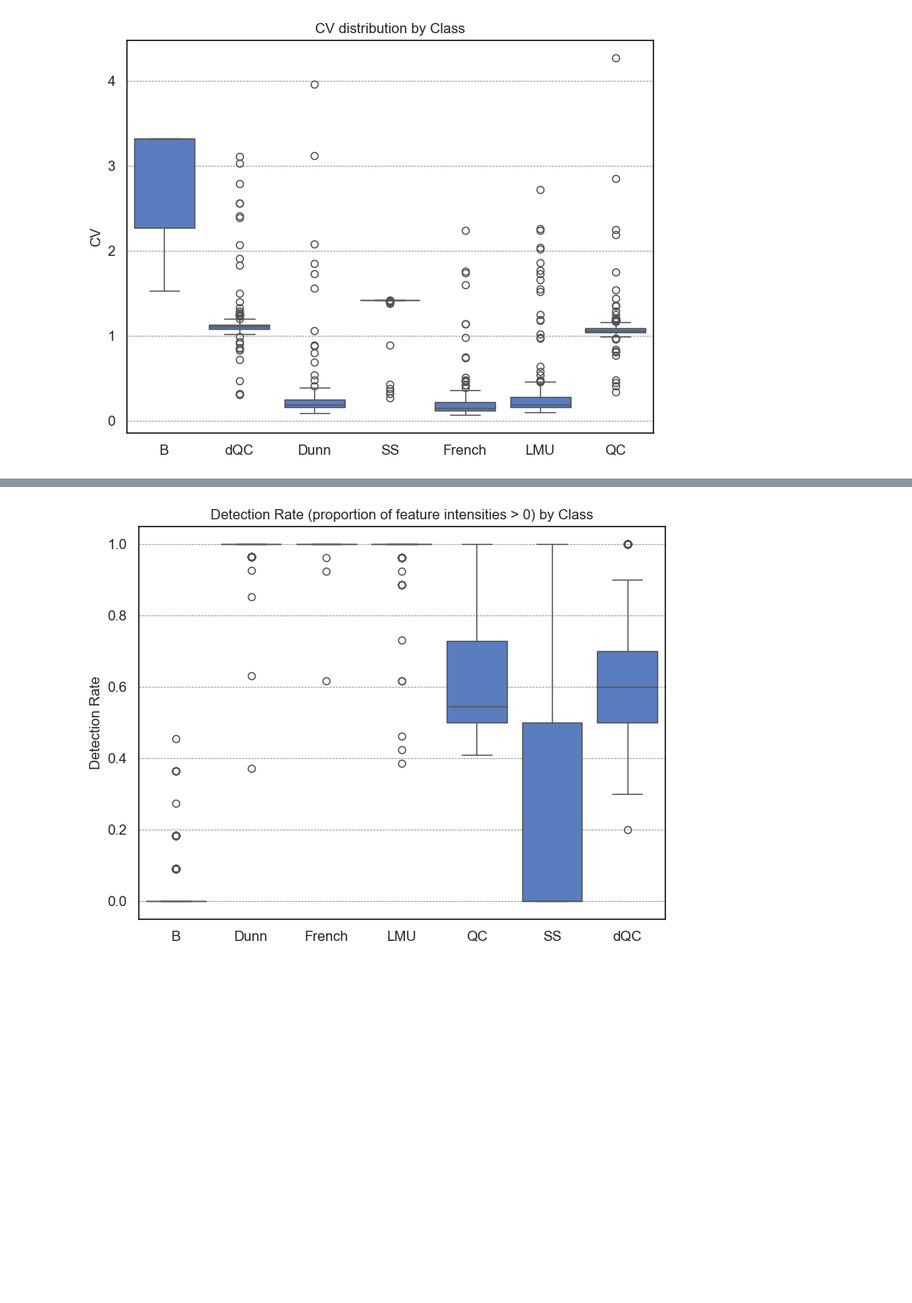
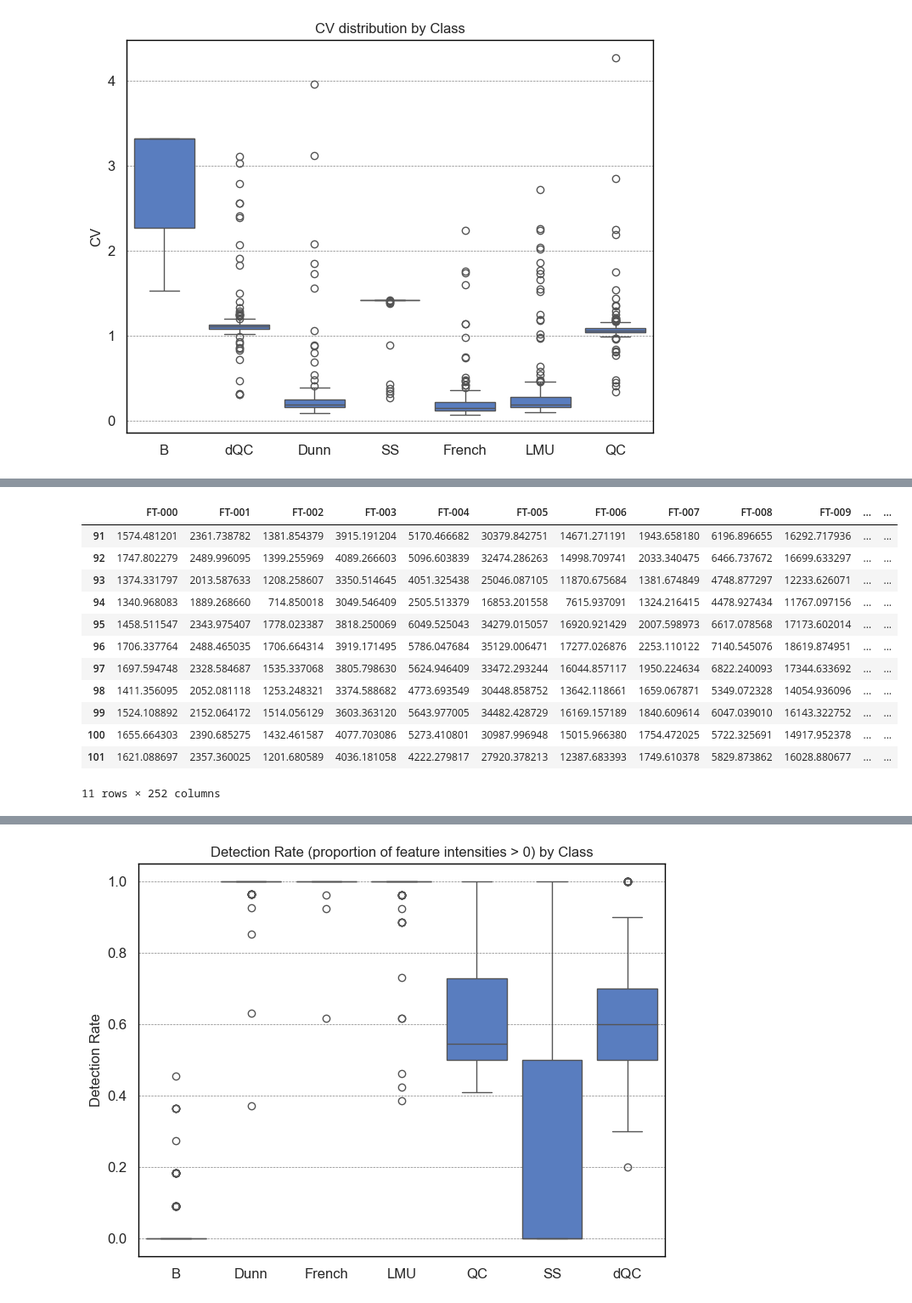
Before and after one commit to AliSaadatV/glycan_analysis, a Jupyter notebook: task1/notebooks/01_EDA.ipynb, the cells around one changed output, grey strips where cells are left out. Shown at 85% size. Saved outputs shown, nothing was run; the diff lists cells and outputs as text; code cells hidden in the pictures; blank space fills up the shorter version.

```diff
--- a/task1/notebooks/01_EDA.ipynb
+++ b/task1/notebooks/01_EDA.ipynb
@@ -185,0 +186,17 @@ plt.show()
+# %%
+qc_data = data_mat[data_mat['sample'].isin(qc_samples)].iloc[:, 1:]
+qc_data
+# %% [output]
+|  | FT-000 | FT-001 | FT-002 | FT-003 | FT-004 | FT-005 | FT-006 | FT-007 | FT-008 | FT-009 | ... | ... |
+| 91 | 1574.481201 | 2361.738782 | 1381.854379 | 3915.191204 | 5170.466682 | 30379.842751 | 14671.271191 | 1943.658180 | 6196.896655 | 16292.717936 | ... | ... |
+| 92 | 1747.802279 | 2489.996095 | 1399.255969 | 4089.266603 | 5096.603839 | 32474.286263 | 14998.709741 | 2033.340475 | 6466.737672 | 16699.633297 | ... | ... |
+| 93 | 1374.331797 | 2013.587633 | 1208.258607 | 3350.514645 | 4051.325438 | 25046.087105 | 11870.675684 | 1381.674849 | 4748.877297 | 12233.626071 | ... | ... |
+| 94 | 1340.968083 | 1889.268660 | 714.850018 | 3049.546409 | 2505.513379 | 16853.201558 | 7615.937091 | 1324.216415 | 4478.927434 | 11767.097156 | ... | ... |
+| 95 | 1458.511547 | 2343.975407 | 1778.023387 | 3818.250069 | 6049.525043 | 34279.015057 | 16920.921429 | 2007.598973 | 6617.078568 | 17173.602014 | ... | ... |
+| 96 | 1706.337764 | 2488.465035 | 1706.664314 | 3919.171495 | 5786.047684 | 35129.006471 | 17277.026876 | 2253.110122 | 7140.545076 | 18619.874951 | ... | ... |
+| 97 | 1697.594748 | 2328.584687 | 1535.337068 | 3805.798630 | 5624.946409 | 33472.293244 | 16044.857117 | 1950.224634 | 6822.240093 | 17344.633692 | ... | ... |
+| 98 | 1411.356095 | 2052.081118 | 1253.248321 | 3374.588682 | 4773.693549 | 30448.858752 | 13642.118661 | 1659.067871 | 5349.072328 | 14054.936096 | ... | ... |
+| 99 | 1524.108892 | 2152.064172 | 1514.056129 | 3603.363120 | 5643.977005 | 34482.428729 | 16169.157189 | 1840.609614 | 6047.039010 | 16143.322752 | ... | ... |
+| 100 | 1655.664303 | 2390.685275 | 1432.461587 | 4077.703086 | 5273.410801 | 30987.996948 | 15015.966380 | 1754.472025 | 5722.325691 | 14917.952378 | ... | ... |
+| 101 | 1621.088697 | 2357.360025 | 1201.680589 | 4036.181058 | 4222.279817 | 27920.378213 | 12387.683393 | 1749.610378 | 5829.873862 | 16028.880677 | ... | ... |
+11 rows × 252 columns
```
Also changed, not shown: parts of 5 cells of this notebook, 3 other files.
